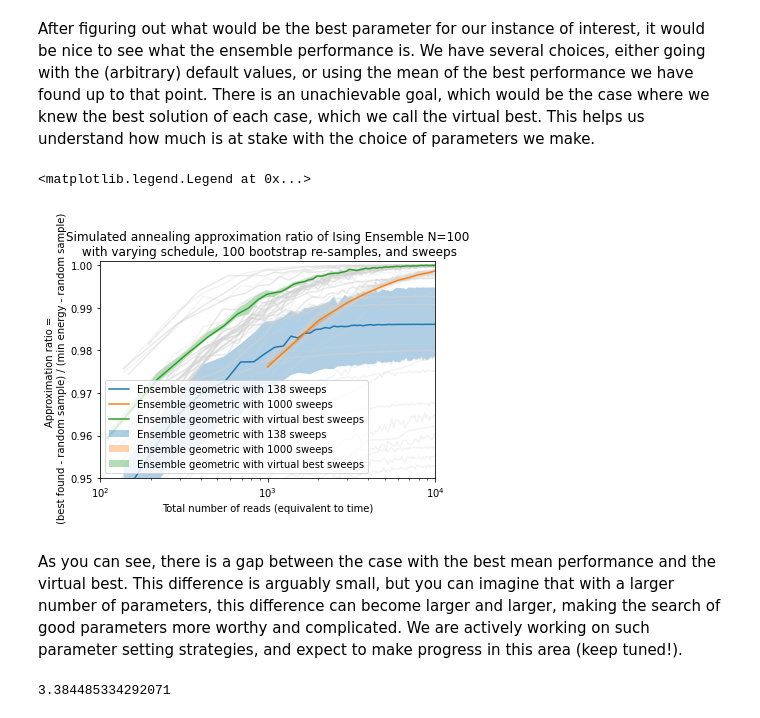
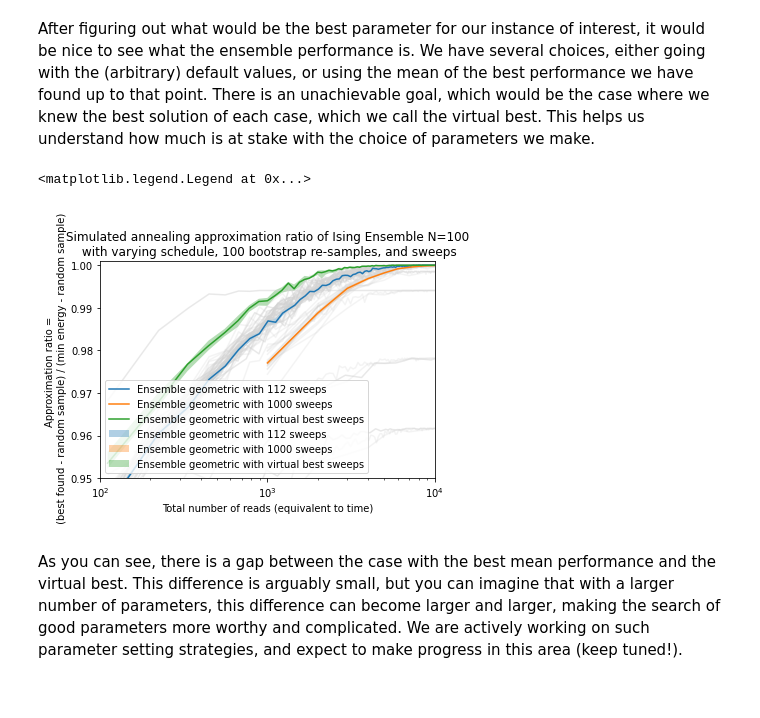
Before and after one commit to bernalde/QuIPML22, a Jupyter notebook: notebooks/Notebook 5 - Benchmarking.ipynb, the cells around one changed output. Drawn from its saved outputs; the diff is of its cells as text; code cells hidden in the pictures.

```diff
--- a/notebooks/Notebook 5 - Benchmarking.ipynb
+++ b/notebooks/Notebook 5 - Benchmarking.ipynb
@@ -727,10 +733,9 @@ for schedule in schedules:
     min_sweep = sweeps[results['tts'][default_sweeps][schedule].index(min_tts)]
     print("minimum TTS for " + schedule + " schedule = " +
           str(min_tts) + "s at sweep = " + str(min_sweep))
-    for boot in reversed(boots):
-        ax2.semilogy(sweeps[min_index-10:min_index+10], results['tts']
-                     [boot][schedule][min_index-10:min_index+10], '-s')
-ax2.hlines(results['tts'][default_sweeps]['geometric'][-1], sweeps[min_index-10], sweeps[min_index+10],
+    ax2.semilogy(sweeps[min_index-10:min_index+10], results['tts']
+                  [default_sweeps][schedule][min_index-10:min_index+10], '-s')
+    ax2.hlines(results['tts'][default_sweeps]['geometric'][-1], sweeps[min_index-10], sweeps[min_index+10],
            linestyle='--', label='default', colors='b')
 
 ax2.set(ylabel='TTS [s]')
@@ -756,11 +761,12 @@ plt.legend(['Default', 'Best'])
 # %%
 fig, ax = plt.subplots()
+schedules = ['geometric']
 # Best of boot samples es computed via n_boot bootstrapping
 n_boot = 500
 boots = range(1, 1000, 1)
 interest_sweeps = [min_sweep, default_sweeps, 10, 500]
-approx_ratio = {}
-approx_ratioci = {}
+approx_ratio = dict()
+approx_ratioci = dict()
 
 for schedul in schedules:
     approx_ratio[schedule] = {}
@@ -770,7 +776,7 @@ for schedul in schedules:
 instance = 42
 for sweep in interest_sweeps:
     for schedule in schedules:
-        if sweep in approx_ratio[schedule] and sweep in approx_ratioci[schedule]:
+        if sweep in approx_ratio[schedule].keys() and sweep in approx_ratioci[schedule].keys():
             pass
         else:
             min_energy = results['min_energy'][schedule]
@@ -861,6 +867,7 @@ default_sweeps = 1000
 boots = [1, 10, default_boots]
 all_results = {}
 instances = range(20)
+use_raw_data = False
 
 all_results_name = "all_results.pkl"
 all_results_name = os.path.join(pickle_path, all_results_name)
@@ -1288,8 +1295,9 @@ fig, ax = plt.subplots()
 default_sweeps = 1000
 interest_sweeps = [min_median_sweep, default_sweeps]
 interest_sweeps.append('best')
-# n_boot = 100
 # Careful, this cell is particularly expensive, so try it with n_boot = 100
+n_boot = 100
+overwrite_pickles = False
 
 
 all_approx_ratio = {}
@@ -1332,8 +1340,8 @@ for instance in instances:
                 energies = samples.data_vectors['energy']
                 if min(energies) < min_energy:
                     min_energy = min(energies)
-                    print("A better solution of " + str(min_energy) +
-                          " was found for sweep " + str(sweep))
+                    # print("A better solution of " + str(min_energy) +
+                    #       " was found for sweep " + str(sweep))
 
                 b = []
                 for shot in shots:
@@ -1351,39 +1359,33 @@ for instance in instances:
                 ax.plot([shot*sweep for shot in shots], all_approx_ratio[instance]
                         [schedule]['best'], color='lightgray', label=None, alpha=0.5)
             else:
                 all_approx_ratio[instance][schedule][sweep] = [
                     (random_energy - energy) / (random_energy - min_energy) for energy in b]
                 ax.plot([shot*sweep for shot in shots], all_approx_ratio[instance]
                         [schedule][sweep], color='lightgray', label=None, alpha=0.25)
 
 for sweep in interest_sweeps:
     approx_ratio_array = np.array(
         [np.array(all_approx_ratio[i][schedule][sweep]) for i in instances])
     label_plot = "Ensemble " + schedule + ' with ' + str(sweep) + ' sweeps'
     if sweep == 'best':
         sweep = sweeps[indices[instance]]
         label_plot = "Ensemble " + schedule + ' with virtual best sweeps'
     reads = [shot*sweep for shot in shots]
     tsplotboot(ax, x=np.asarray(reads), data=approx_ratio_array,
                error_est='bootstrap', label=label_plot)
 
 ax.set(xscale='log')
 ax.set(ylim=[0.95, 1.001])
 ax.set(xlim=[1e2, 1e4])
 ax.set(xlabel='Total number of reads (equivalent to time)')
 ax.set(ylabel='Approximation ratio = \n ' +
        '(best found - random sample) / (min energy - random sample)')
 ax.set_title('Simulated annealing approximation ratio of Ising Ensemble N=100\n' +
              ' with varying schedule, ' + str(n_boot) + ' bootstrap re-samples, and sweeps')
 plt.legend()
 # %% [output]
 <matplotlib.legend.Legend at 0x...>
-[figure, old version]
+[figure, new version]
 # %% [markdown]
 As you can see, there is a gap between the case with the best mean performance and the virtual best. This difference is arguably small, but you can imagine that with a larger number of parameters, this difference can become larger and larger, making the search of good parameters more worthy and complicated. We are actively working on such parameter setting strategies, and expect to make progress in this area (keep tuned!).
-# %%
-results_array
-min_median_tts = min(np.nanmedian(results_array, axis=0))
-print(min_median_tts)
-# %% [output]
-3.384485334292071
```
Also changed, not shown: parts of 23 cells of this notebook.
